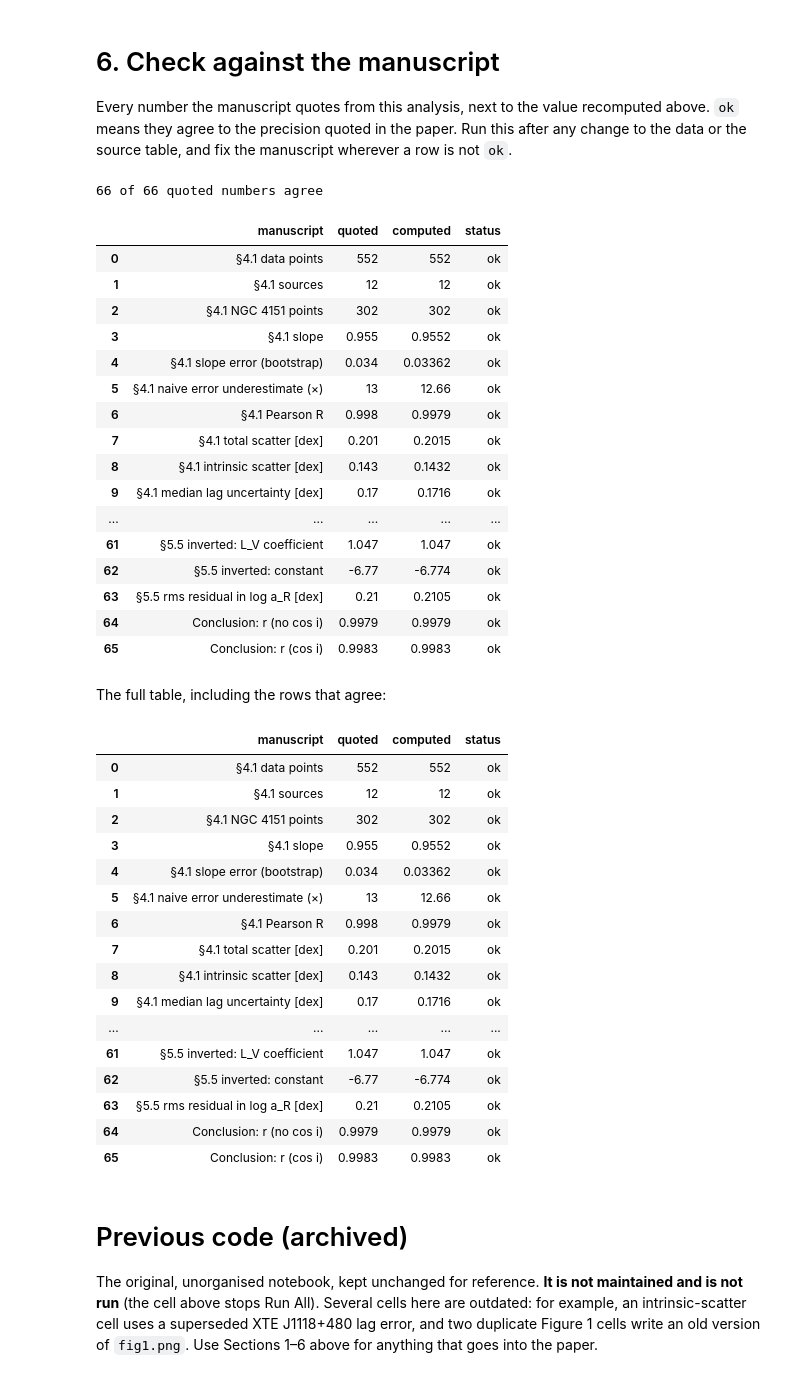
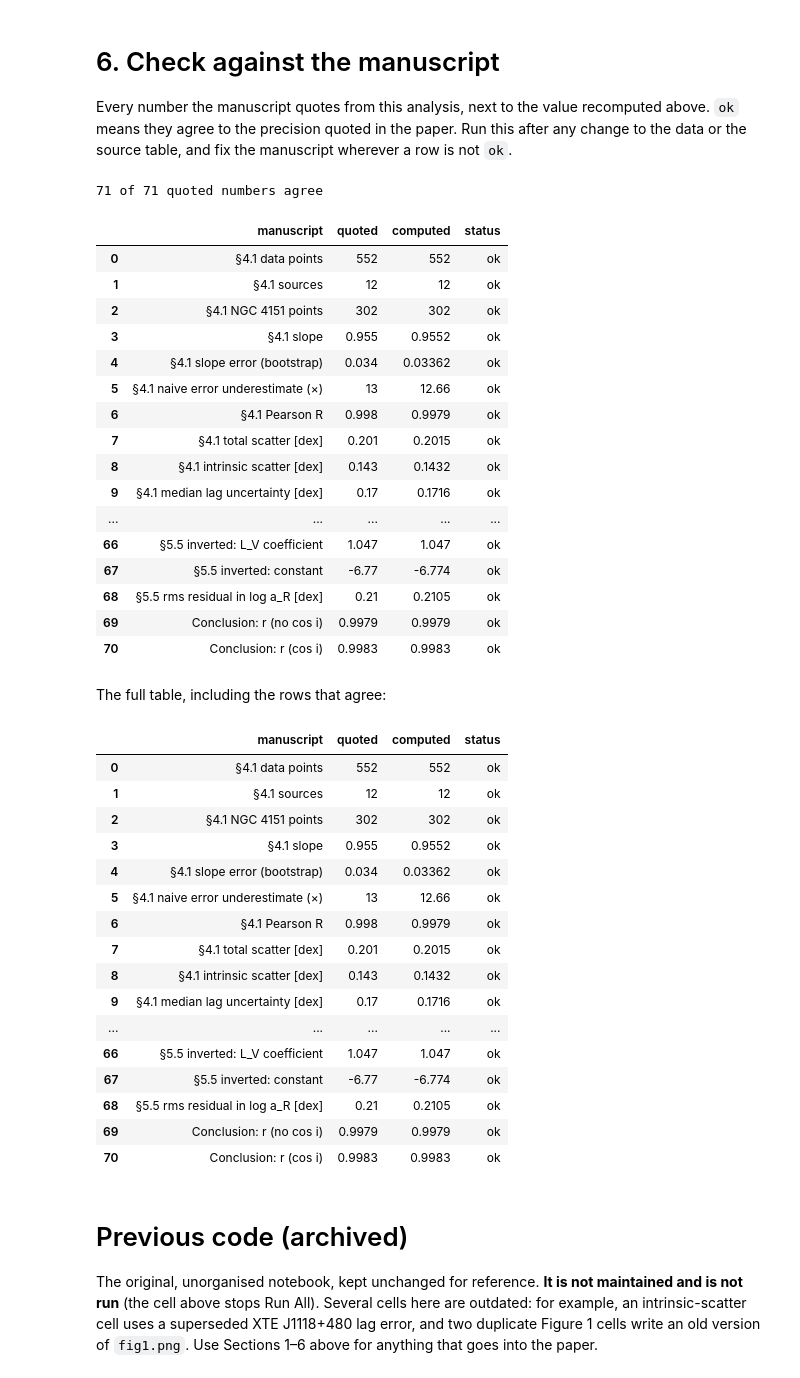
Before and after one commit to changhyun-cho/astrophysics, a Jupyter notebook: agn-xrb/correlations.ipynb, the cells around one changed output. Saved outputs shown, nothing was run; the diff lists cells and outputs as text; code cells hidden in the pictures.

```diff
--- a/agn-xrb/correlations.ipynb
+++ b/agn-xrb/correlations.ipynb
@@ -503,0 +516,37 @@ PER_SOURCE.round(3)
+# %%
+def weighted_line(x, y, w):
+    """Weighted least-squares slope and intercept."""
+    sw = np.sqrt(w)
+    A = np.column_stack([x, np.ones_like(x)]) * sw[:, None]
+    return np.linalg.lstsq(A, y * sw, rcond=None)[0]
+
+
+def equal_weight_fit(d):
+    """Each source gets total weight 1, with a bootstrap over sources for the error."""
+    x, y = xy(d)
+    tg = d["target"].to_numpy()
+    w_of = lambda t: 1.0 / pd.Series(t).map(pd.Series(t).value_counts()).to_numpy()
+    slope = weighted_line(x, y, w_of(tg))[0]
+    bs = source_bootstrap(tg, lambda i: (weighted_line(x[i], y[i], w_of(tg[i]))[0],))
+    return slope, bs[:, 0].std()
+
+
+def source_mean_fit(d):
+    """Fit the 12 source-mean positions (one point per source)."""
+    g = pd.DataFrame(dict(zip(["lx", "ly"], xy(d))), index=d.index).groupby(d["target"]).mean()
+    r = linregress(g["lx"], g["ly"])
+    return r.slope, r.stderr
+
+
+GROUPED = []
+GROUPED.append(("All 552 points (paper, Eq. 5)", g0["slope"], g0["slope_err"]))
+GROUPED.append(("Equal weight per source", *equal_weight_fit(data)))
+GROUPED.append(("One point per source (12 source means)", *source_mean_fit(data)))
+for drop in (["NGC4151"], ["NGC2617"], ["NGC4151", "NGC2617"]):
+    f = fit_relation(data[~data.target.isin(drop)].reset_index(drop=True))
+    GROUPED.append((f"Without {' and '.join(drop)} ({f['N']} points)", f["slope"], f["slope_err"]))
+only2 = data[data.target.isin(["NGC4151", "NGC2617"])]
+GROUPED.append(("Only NGC4151 and NGC2617 (illustration; no valid error)", linregress(*xy(only2)).slope, np.nan))
+
+GROUPED = pd.DataFrame(GROUPED, columns=["fit", "slope", "error (bootstrap over sources)"]).set_index("fit")
+GROUPED.round(3)
@@ -685,6 +804,11 @@ CHECKS = [
     ("Eq. 5 a_R coefficient",                  0.96,   g0["slope"], 2),
     ("Eq. 5 constant",                         6.47,   g0["intercept"], 2),
     ("Abstract constant",                      6.5,    g0["intercept"], 1),
+    ("§4.1 share of points in NGC 4151 + NGC 2617", 0.76, data.target.isin(["NGC4151", "NGC2617"]).mean(), 2),
+    ("§4.1 equal-weight slope",               0.94,   GROUPED.loc["Equal weight per source", "slope"], 2),
+    ("§4.1 equal-weight slope error",         0.03,   GROUPED.loc["Equal weight per source", "error (bootstrap over sources)"], 2),
+    ("§4.1 slope without NGC 4151 + NGC 2617", 0.89,  GROUPED.loc["Without NGC4151 and NGC2617 (132 points)", "slope"], 2),
+    ("§4.1 error without NGC 4151 + NGC 2617", 0.05,  GROUPED.loc["Without NGC4151 and NGC2617 (132 points)", "error (bootstrap over sources)"], 2),
     ("§4.2 slope (cos i)",                     0.918,  g1["slope"], 3),
     ("§4.2 slope error (cos i)",               0.030,  g1["slope_err"], 3),
     ("§4.2 Pearson R (cos i)",                 0.998,  g1["R"], 3),
@@ -731,39 +855,39 @@ CHECKS = [
     ("Conclusion: r (cos i)",                  0.9983, g1["R"], 4),
 ]
 
 
 def status(quoted, computed, ndp):
     if ndp is None:      # approximate quotes ("≈ 6e-4"): agree within a factor of 1.4
         return "ok" if abs(np.log10(computed / quoted)) < 0.15 else "check"
     return "ok" if round(computed, ndp) == round(quoted, ndp) else "check"
 
 
 check_table = pd.DataFrame([(w, q, c, status(q, c, n)) for w, q, c, n in CHECKS],
                            columns=["manuscript", "quoted", "computed", "status"])
 n_bad = (check_table.status != "ok").sum()
 print(f"{len(check_table) - n_bad} of {len(check_table)} quoted numbers agree"
       + ("" if n_bad == 0 else f"; {n_bad} to check:"))
 with pd.option_context("display.max_rows", 200, "display.float_format", lambda v: f"{v:.4g}"):
     display(check_table if n_bad == 0 else check_table[check_table.status != "ok"])
 # %% [output]
-66 of 66 quoted numbers agree
+71 of 71 quoted numbers agree
 |  | manuscript | quoted | computed | status |
 | 0 | §4.1 data points | 552 | 552 | ok |
 | 1 | §4.1 sources | 12 | 12 | ok |
 | 2 | §4.1 NGC 4151 points | 302 | 302 | ok |
 | 3 | §4.1 slope | 0.955 | 0.9552 | ok |
 | 4 | §4.1 slope error (bootstrap) | 0.034 | 0.03362 | ok |
 | 5 | §4.1 naive error underestimate (×) | 13 | 12.66 | ok |
 | 6 | §4.1 Pearson R | 0.998 | 0.9979 | ok |
 | 7 | §4.1 total scatter [dex] | 0.201 | 0.2015 | ok |
 | 8 | §4.1 intrinsic scatter [dex] | 0.143 | 0.1432 | ok |
 | 9 | §4.1 median lag uncertainty [dex] | 0.17 | 0.1716 | ok |
 | ... | ... | ... | ... | ... |
-| 61 | §5.5 inverted: L_V coefficient | 1.047 | 1.047 | ok |
-| 62 | §5.5 inverted: constant | -6.77 | -6.774 | ok |
-| 63 | §5.5 rms residual in log a_R [dex] | 0.21 | 0.2105 | ok |
-| 64 | Conclusion: r (no cos i) | 0.9979 | 0.9979 | ok |
-| 65 | Conclusion: r (cos i) | 0.9983 | 0.9983 | ok |
+| 66 | §5.5 inverted: L_V coefficient | 1.047 | 1.047 | ok |
+| 67 | §5.5 inverted: constant | -6.77 | -6.774 | ok |
+| 68 | §5.5 rms residual in log a_R [dex] | 0.21 | 0.2105 | ok |
+| 69 | Conclusion: r (no cos i) | 0.9979 | 0.9979 | ok |
+| 70 | Conclusion: r (cos i) | 0.9983 | 0.9983 | ok |
 # %% [markdown]
 The full table, including the rows that agree:
 # %%
@@ -782,11 +906,11 @@ with pd.option_context("display.max_rows", 200, "display.float_format", lambda v
 | 8 | §4.1 intrinsic scatter [dex] | 0.143 | 0.1432 | ok |
 | 9 | §4.1 median lag uncertainty [dex] | 0.17 | 0.1716 | ok |
 | ... | ... | ... | ... | ... |
-| 61 | §5.5 inverted: L_V coefficient | 1.047 | 1.047 | ok |
-| 62 | §5.5 inverted: constant | -6.77 | -6.774 | ok |
-| 63 | §5.5 rms residual in log a_R [dex] | 0.21 | 0.2105 | ok |
-| 64 | Conclusion: r (no cos i) | 0.9979 | 0.9979 | ok |
-| 65 | Conclusion: r (cos i) | 0.9983 | 0.9983 | ok |
+| 66 | §5.5 inverted: L_V coefficient | 1.047 | 1.047 | ok |
+| 67 | §5.5 inverted: constant | -6.77 | -6.774 | ok |
+| 68 | §5.5 rms residual in log a_R [dex] | 0.21 | 0.2105 | ok |
+| 69 | Conclusion: r (no cos i) | 0.9979 | 0.9979 | ok |
+| 70 | Conclusion: r (cos i) | 0.9983 | 0.9983 | ok |
 # %%
 # ---- Run All stops here -----------------------------------------------------
 # Everything below is the archived previous notebook. It is kept for reference only and is
```
Also changed, not shown: parts of 4 cells of this notebook.
